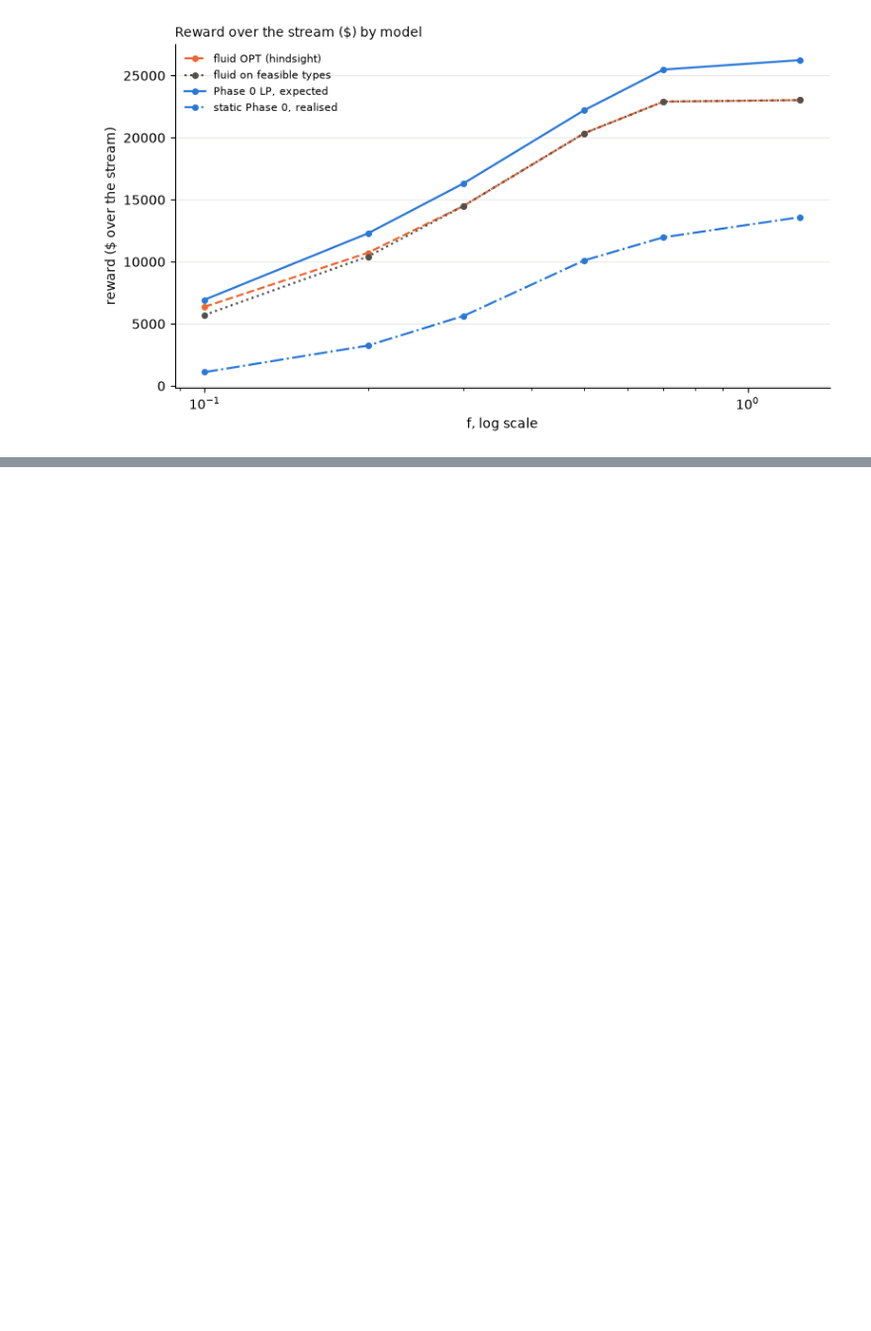
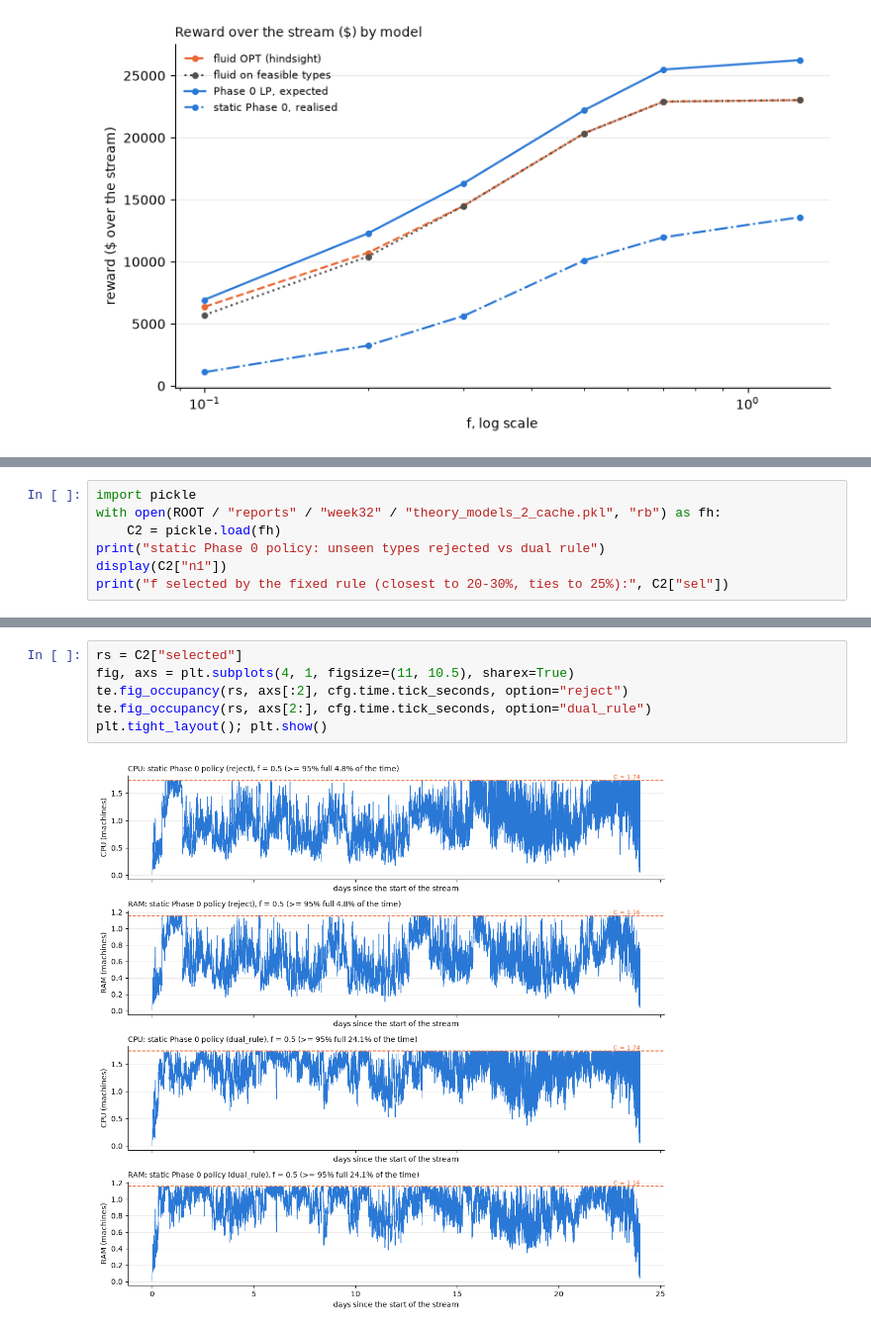
Before and after one commit to dangolofrancesco/dlent_rt, a Jupyter notebook: notebooks/05_theory_models.ipynb, the cells around one changed output, grey strips where cells are left out. Shown at 99% size. Cells and saved outputs as stored; diff of their text form; blank space fills up the shorter version.

```diff
--- a/notebooks/05_theory_models.ipynb
+++ b/notebooks/05_theory_models.ipynb
@@ -172,0 +178,7 @@ plt.tight_layout(); plt.show()
+# %%
+import pickle
+with open(ROOT / "reports" / "week32" / "theory_models_2_cache.pkl", "rb") as fh:
+    C2 = pickle.load(fh)
+print("static Phase 0 policy: unseen types rejected vs dual rule")
+display(C2["n1"])
+print("f selected by the fixed rule (closest to 20-30%, ties to 25%):", C2["sel"])
@@ -172,0 +237,8 @@ plt.tight_layout(); plt.show()
+# %%
+rs = C2["selected"]
+fig, axs = plt.subplots(4, 1, figsize=(11, 10.5), sharex=True)
+te.fig_occupancy(rs, axs[:2], cfg.time.tick_seconds, option="reject")
+te.fig_occupancy(rs, axs[2:], cfg.time.tick_seconds, option="dual_rule")
+plt.tight_layout(); plt.show()
+# %% [output]
+[figure, added]
```
Also changed, not shown: parts of 4 cells of this notebook, 9 other files.
